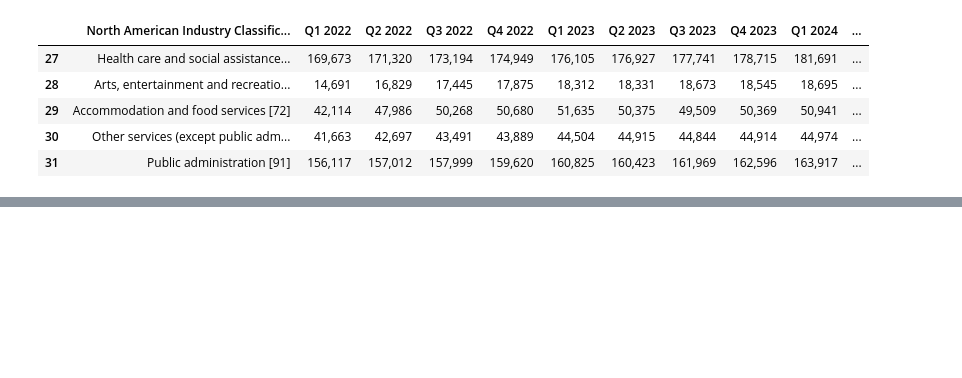
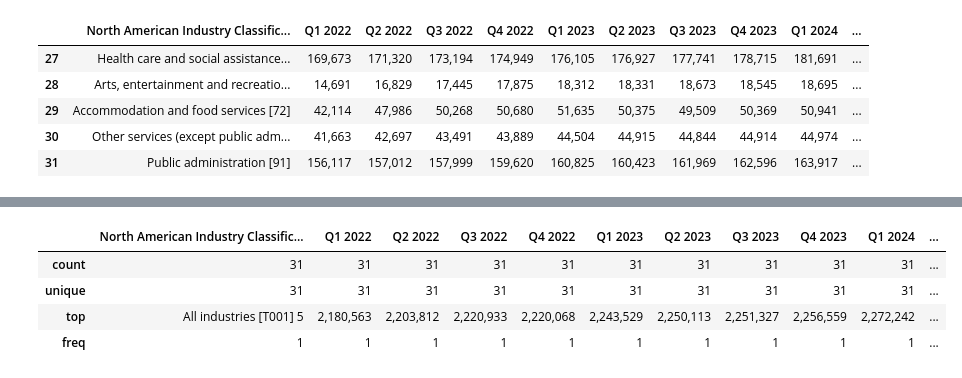
Before and after one commit to wtfmadrid/Canadian-Business-Risk-Analysis, a Jupyter notebook: notebooks/preprocessing.ipynb, the cells around one changed output, grey strips where cells are left out. Cells and saved outputs as stored; diff of their text form; code cells hidden in the pictures; blank space fills up the shorter version.

```diff
--- a/notebooks/preprocessing.ipynb
+++ b/notebooks/preprocessing.ipynb
@@ -93,0 +114,8 @@ raw_gdp_clean.tail(5)
+# %%
+raw_gdp_clean.describe()
+# %% [output]
+|  | North American Industry Classific... | Q1 2022 | Q2 2022 | Q3 2022 | Q4 2022 | Q1 2023 | Q2 2023 | Q3 2023 | Q4 2023 | Q1 2024 | ... |
+| count | 31 | 31 | 31 | 31 | 31 | 31 | 31 | 31 | 31 | 31 | ... |
+| unique | 31 | 31 | 31 | 31 | 31 | 31 | 31 | 31 | 31 | 31 | ... |
+| top | All industries [T001] 5 | 2,180,563 | 2,203,812 | 2,220,933 | 2,220,068 | 2,243,529 | 2,250,113 | 2,251,327 | 2,256,559 | 2,272,242 | ... |
+| freq | 1 | 1 | 1 | 1 | 1 | 1 | 1 | 1 | 1 | 1 | ... |
```
Also changed, not shown: parts of 9 cells of this notebook, 1 other file.
